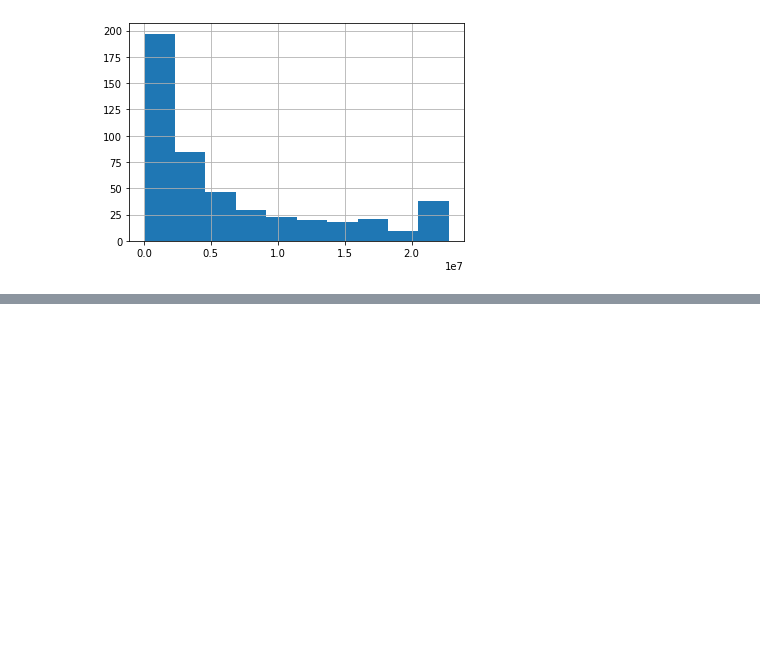
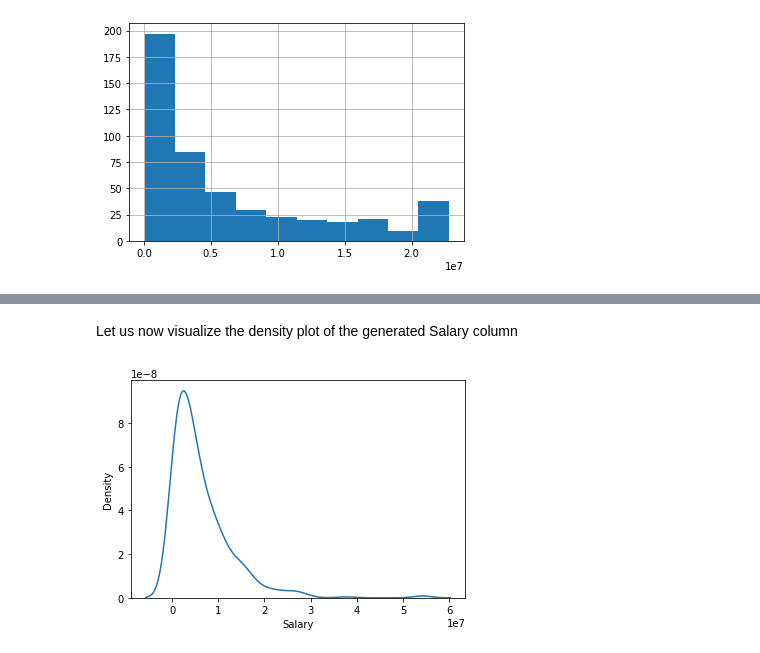
Before and after one commit to syednayeemridwan/data-science-projects, a Jupyter notebook: Data Anonymization and Release/data anonymization.ipynb, the cells around one changed output, grey strips where cells are left out. Cells and saved outputs as stored; diff of their text form; code cells hidden in the pictures; blank space fills up the shorter version.

```diff
--- a/Data Anonymization and Release/data anonymization.ipynb
+++ b/Data Anonymization and Release/data anonymization.ipynb
@@ -169,0 +251,15 @@ plt.show()
+# %%
+# Import stats from scipy
+from scipy import stats
+
+# Fit the exponnorm distribution to the continuous variable monthly income
+params = stats.distributions.exponnorm.fit(nba["Salary"])
+
+# Sample from the exponnorm distribution and replace monthly income
+nba['Salary'] = stats.exponnorm.rvs(size=len(nba.index), *params)
+
+# Round the salaries to their closest integer
+nba['Salary'] = nba['Salary'].round()
+
+# See the resulting dataset
+print(nba.head())
@@ -169,0 +284,7 @@ plt.show()
+# %% [markdown]
+Let us now visualize the density plot of the generated Salary column
+# %%
+sns.kdeplot(nba['Salary'])
+plt.show()
+# %% [output]
+[figure, added]
```
Also changed, not shown: parts of 12 cells of this notebook.
